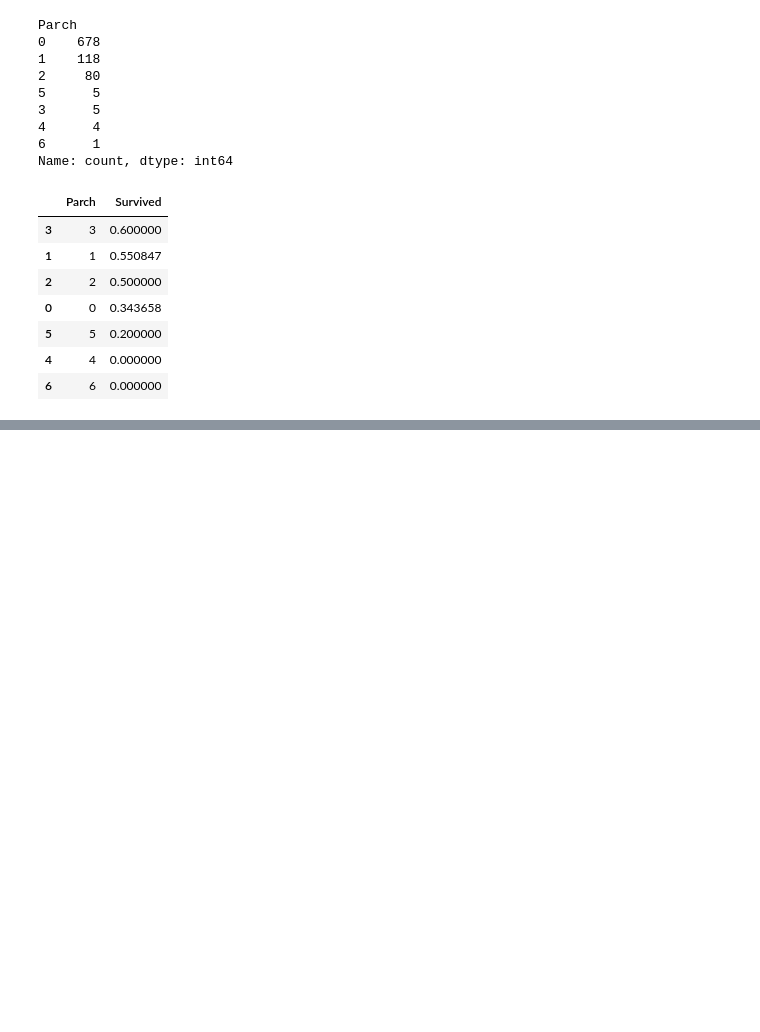
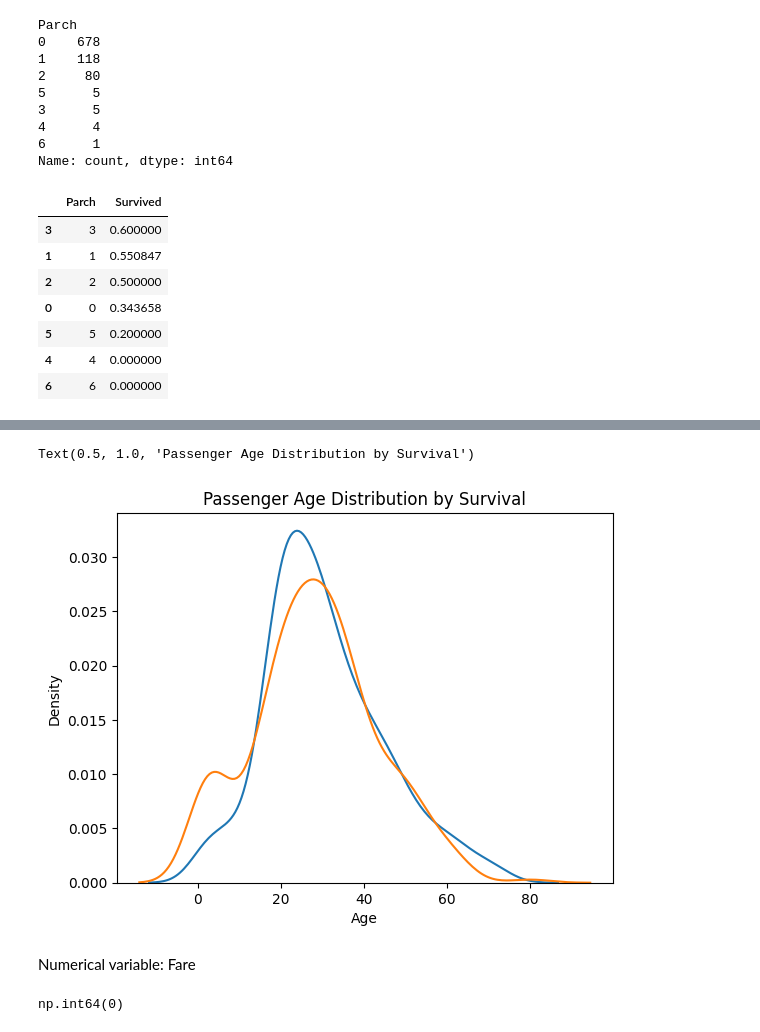
Before and after one commit to ImTharindu/Titanic_kaggle, a Jupyter notebook: titanic.ipynb, the cells around one changed output, grey strips where cells are left out. Drawn from its saved outputs; the diff is of its cells as text; code cells hidden in the pictures; blank space fills up the shorter version.

```diff
--- a/titanic.ipynb
+++ b/titanic.ipynb
@@ -369,0 +397,17 @@ Text(0.5, 1.0, 'Survival Probability by Parch')
+# %%
+#contd.
+sns.kdeplot(train_df['Age'][train_df['Survived'] == 0], label = 'Did not survive')
+sns.kdeplot(train_df['Age'][train_df['Survived'] == 1], label = 'Survived')
+plt.xlabel('Age')
+plt.title('Passenger Age Distribution by Survival')
+# %% [output]
+Text(0.5, 1.0, 'Passenger Age Distribution by Survival')
+[figure, added]
+# %% [markdown]
+Numerical variable: Fare
+# %%
+# Null values of Fare column
+
+train_df['Fare'].isnull().sum()
+# %% [output]
+np.int64(0)
```
Also changed, not shown: parts of 71 cells of this notebook.
